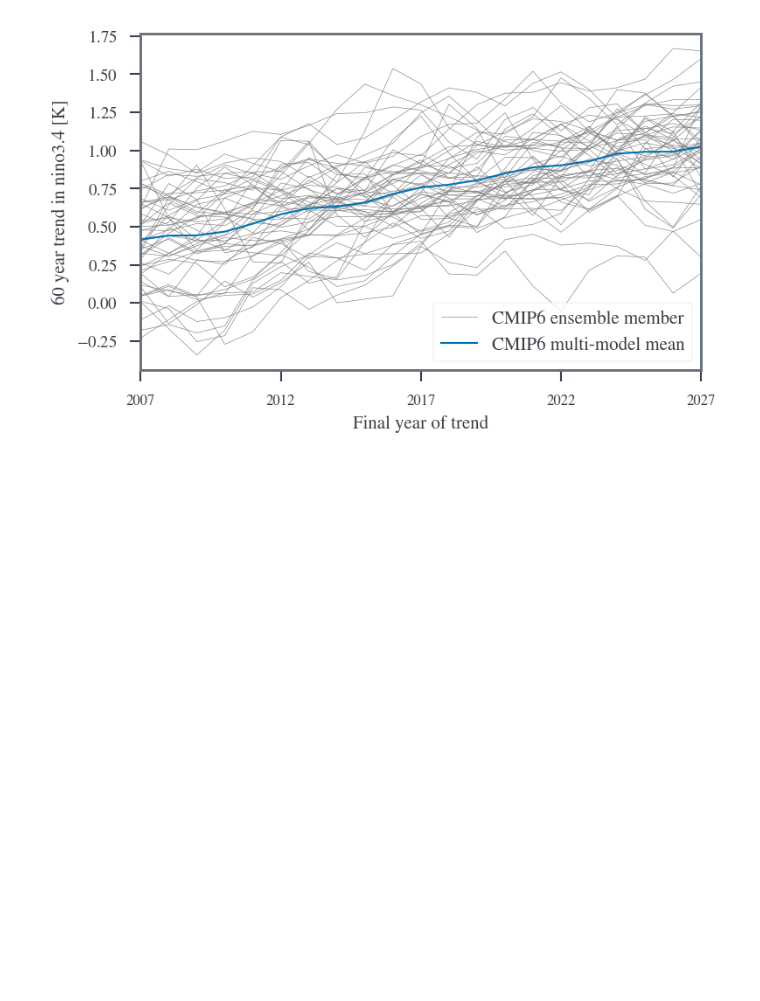
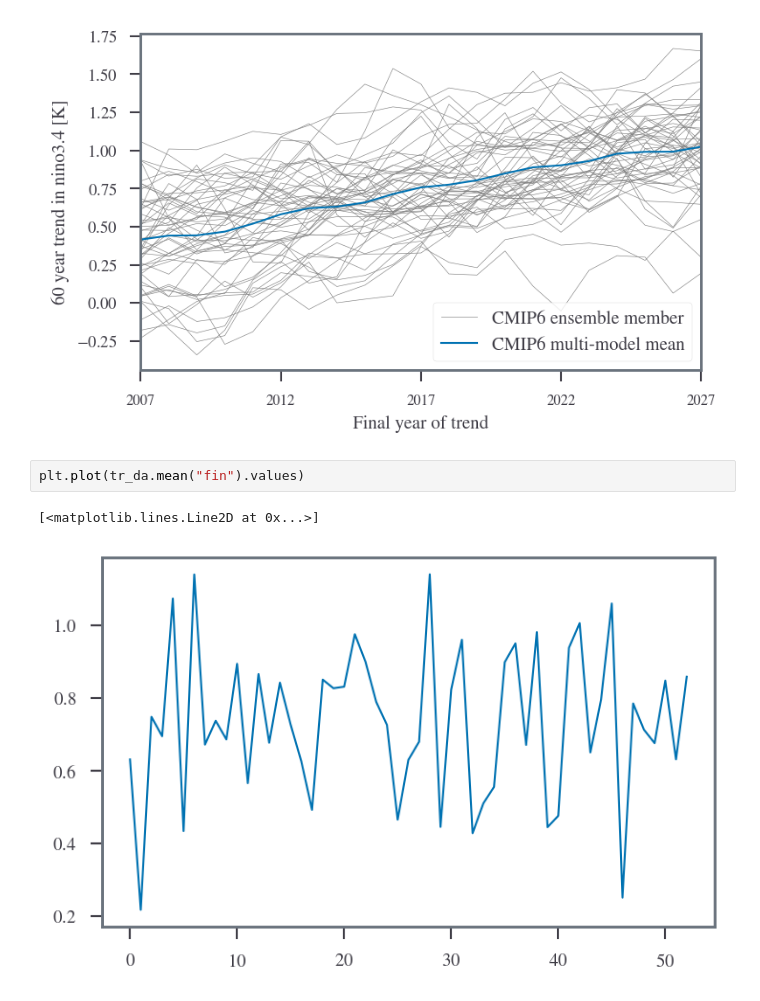
Before and after one commit to sdat2/seager19, a Jupyter notebook: notebooks/exploratory/cmip6-ensemble.ipynb, the cells around one changed output. Drawn from its saved outputs; the diff is of its cells as text; blank space fills up the shorter version.

Commit message:
ext: replicated ensemble plots CMIP6

```diff
--- a/notebooks/exploratory/cmip6-ensemble.ipynb
+++ b/notebooks/exploratory/cmip6-ensemble.ipynb
@@ -99,3 +99,8 @@ plt.xlim(0, 20)
 # %% [output]
 (0.0, 20.0)
 [figure]
+# %%
+plt.plot(tr_da.mean("fin").values)
+# %% [output]
+[<matplotlib.lines.Line2D at 0x...>]
+[figure, added]
```
Also changed, not shown: parts of 4 cells of this notebook.
